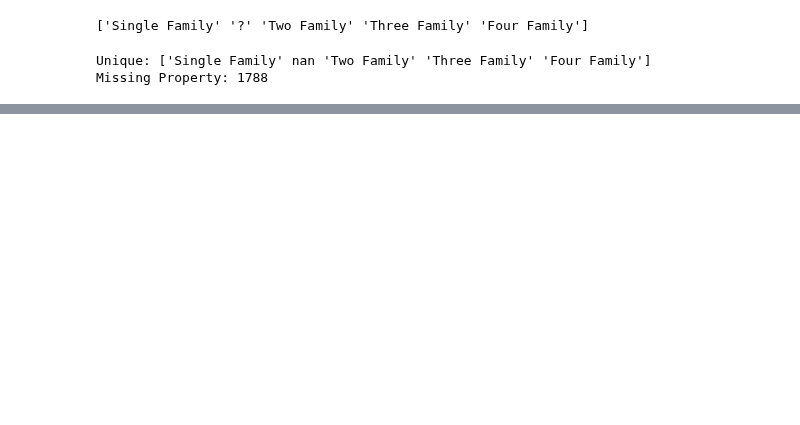
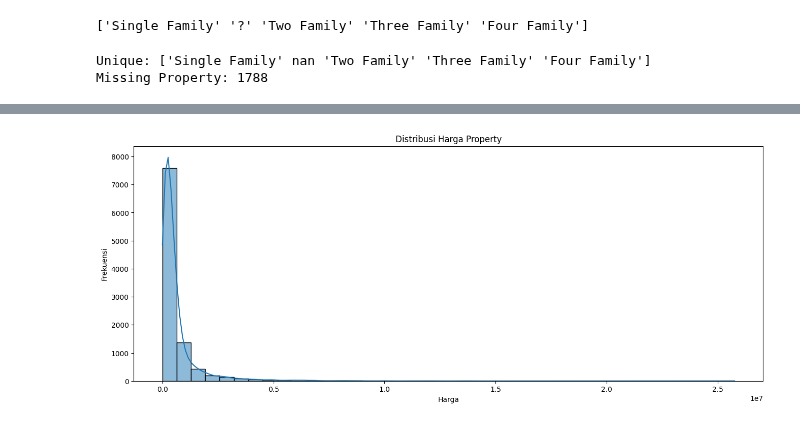
Before and after one commit to Aris0506/Python-Data-Analysis-Project-learning-journey, a Jupyter notebook: 00 mini project/08 Exploration Data analisis in python/analisis data faktor harga properti.ipynb, the cells around one changed output, grey strips where cells are left out. Cells and saved outputs as stored; diff of their text form; code cells hidden in the pictures; blank space fills up the shorter version.

```diff
--- a/00 mini project/08 Exploration Data analisis in python/analisis data faktor harga properti.ipynb
+++ b/00 mini project/08 Exploration Data analisis in python/analisis data faktor harga properti.ipynb
@@ -390,0 +452,25 @@ dtype: object
+# %%
+# ***Buat kolom baru Bulan Penjualan dan Tahun Penjualan dari kolom Tanggal Penjualan.***
+# kolom year sudah ada cukup ekstaks moth
+
+real_estate_trans_df['month'] = real_estate_trans_df['Date'].dt.month
+
+# print(real_estate_trans_df[['Date', 'month', 'Year']])
+# print(real_estate_trans_df[['Date', 'month', 'Year']].dtypes)
+
+
+# Buat kolom baru Harga per Meter Persegi dengan membagi Harga (USD) dengan Luas Bangunan (m2)
+real_estate_trans_df['price_per_square_meter'] = real_estate_trans_df['Sale Price'] / real_estate_trans_df['Building_Area']
+
+
+# Gunakan pd.cut() pada kolom Harga (USD) untuk membuat kolom kategorikal baru
+# Kategori Harga dengan label: "Murah", "Menengah", dan "Mahal" berdasarkan kuartil.
+
+Q1 = real_estate_trans_df['Sale Price'].quantile(1/3)
+Q2 = real_estate_trans_df['Sale Price'].quantile(2/3)
+
+real_estate_trans_df['Price_Category'] = pd.cut(real_estate_trans_df['Sale Price'],
+                                                bins=[-float('inf'), Q1, Q2, float('inf')],
+                                                labels=['Cheap', 'Middle', 'Exspensive'])
+
+# print(real_estate_trans_df[['Sale Price', 'Price_Category']].head(10))
@@ -390,0 +521,10 @@ dtype: object
+# %%
+# --- Distribusi harga property --
+plt.figure(figsize=(16, 6))
+sns.histplot(real_estate_trans_df['Sale Price'], bins=40, kde=True)
+plt.title('Distribusi Harga Property')
+plt.xlabel('Harga')
+plt.ylabel('Frekuensi')
+plt.show()
+# %% [output]
+[figure, added]
```
Also changed, not shown: parts of 31 cells of this notebook, 5 other files.
